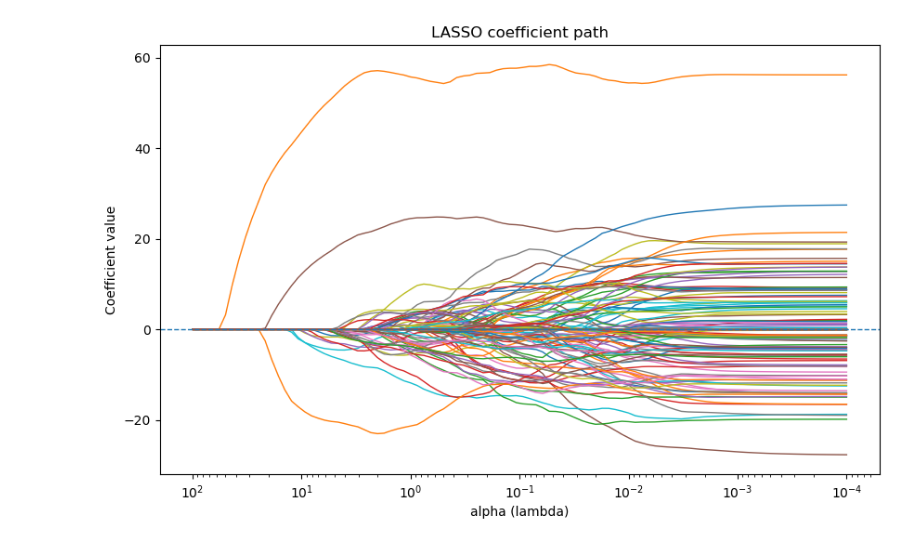
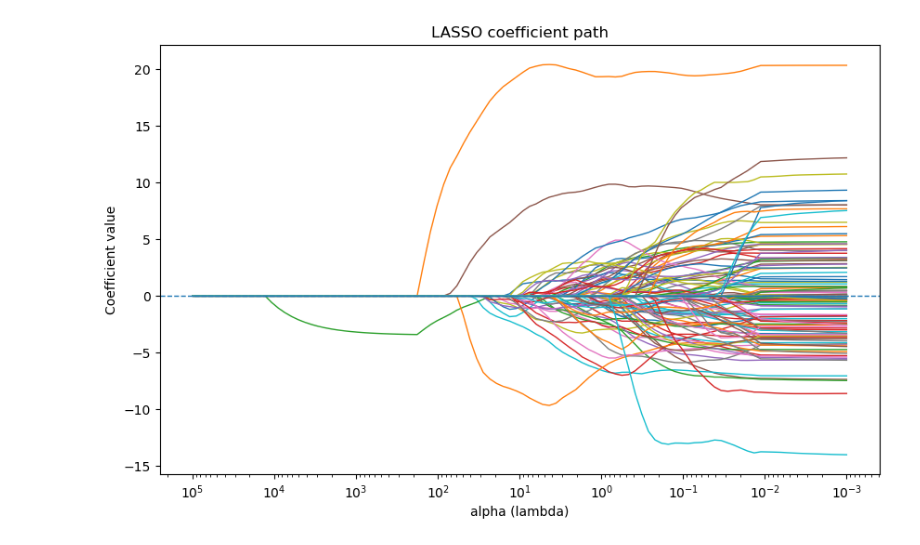
Before and after one commit to JBorregaardd/cda_assignments, a Jupyter notebook: jacob_test.ipynb, the cells around one changed output. Saved outputs shown, nothing was run; the diff lists cells and outputs as text; code cells hidden in the pictures.

```diff
--- a/jacob_test.ipynb
+++ b/jacob_test.ipynb
@@ -5,17 +5,9 @@ import xgboost as xgb
 from sklearn.metrics import accuracy_score
 import matplotlib.pyplot as plt
 # %%
-data = pd.read_csv('data/case1Data.csv')
+
+data = pd.read_csv('data/case1Data_preprocessed.csv')
 X_test = pd.read_csv('data/case1Data_Xnew.csv')
+
+X = data.drop(columns=["y"])
+y = data["y"]
-# %%
-y = data['y']
-X = data.drop('y', axis=1)
-
-#categorical features
-cat_cols = ["C_01", "C_02", "C_03", "C_04", "C_05"]
-
-
-for c in cat_cols:
-    X[c] = X[c].astype("string")
-    X[c] = X[c].fillna("Missing")
-    X[c] = X[c].astype("category")
@@ -437,63 +327,43 @@ Mean nonzero: 28.2
 # %%
 import numpy as np
-import pandas as pd
 import matplotlib.pyplot as plt
 
-from sklearn.impute import SimpleImputer
-from sklearn.preprocessing import StandardScaler
 from sklearn.linear_model import lasso_path
-
-cat_cols = ["C_01", "C_02", "C_03", "C_04", "C_05"]
 
 # -----------------------------
 # Prepare X for LASSO
 # -----------------------------
-X_plot = X.copy()
+X_plot = X.values
+y_plot = y.values
 
-for c in cat_cols:
-    if c in X_plot.columns:
-        X_plot[c] = X_plot[c].astype("string").fillna("Missing")
-
-X_plot = pd.get_dummies(X_plot, dummy_na=True).astype(float)
-
-feature_names = X_plot.columns
-
-# impute + scale
-imputer = SimpleImputer(strategy="median")
-scaler = StandardScaler()
-
-X_imp = imputer.fit_transform(X_plot)
-X_scaled = scaler.fit_transform(X_imp)
-
-y_array = np.asarray(y)
+feature_names = X.columns
 
 # -----------------------------
 # Compute LASSO path
 # -----------------------------
-alphas_lasso = np.logspace(-4, 2, 100)
+alphas_lasso = np.logspace(-3, 5, 100)
 
 alphas_path, coefs_path, _ = lasso_path(
-    X_scaled,
-    y_array,
+    X_plot,
+    y_plot,
     alphas=alphas_lasso
 )
-
-# coefs_path shape = (n_features, n_alphas)
 
 # -----------------------------
 # Plot coefficient paths
 # -----------------------------
 plt.figure(figsize=(10, 6))
 
 for i in range(coefs_path.shape[0]):
     plt.plot(alphas_path, coefs_path[i], linewidth=1)
 
 plt.xscale("log")
 plt.gca().invert_xaxis()   # large alpha on left, small alpha on right
 plt.xlabel("alpha (lambda)")
 plt.ylabel("Coefficient value")
 plt.title("LASSO coefficient path")
 plt.axhline(0, linestyle="--", linewidth=1)
+
 plt.show()
 # %% [output]
-[figure, old version]
+[figure, new version]
```
Also changed, not shown: parts of 5 cells of this notebook, 1 other file.
